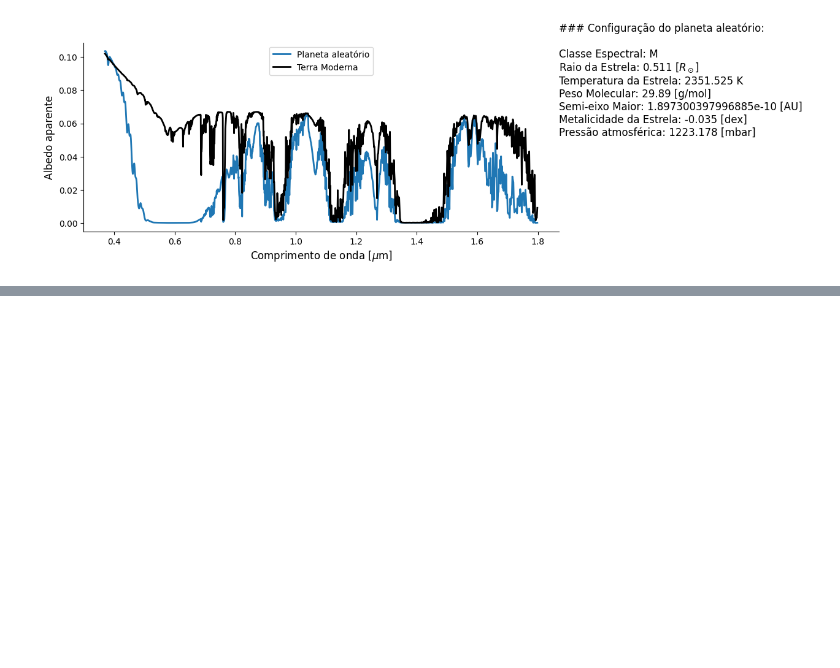
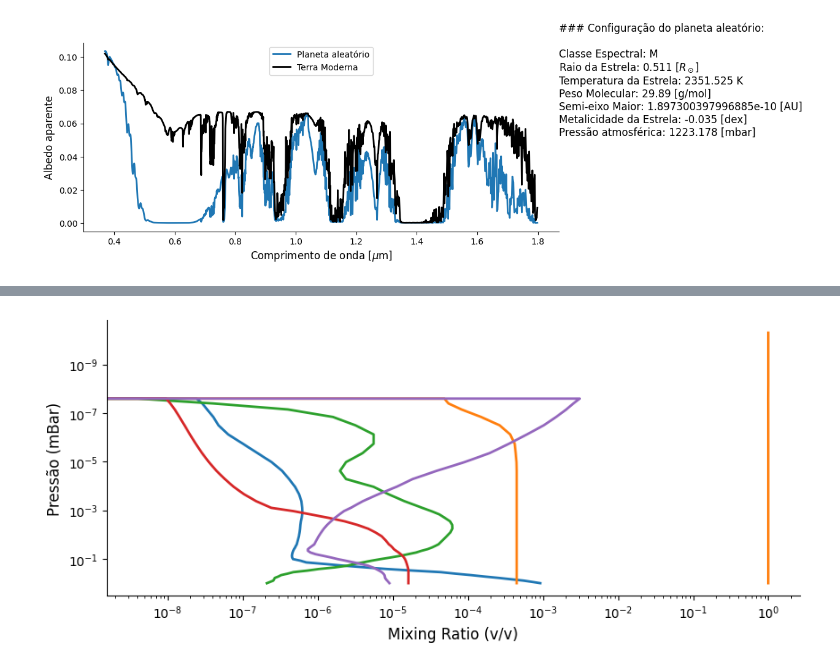
Before and after one commit to SarahBarbosa/geexhp, a Jupyter notebook: notebooks/terra_moderna.ipynb, the cells around one changed output, grey strips where cells are left out. Saved outputs shown, nothing was run; the diff lists cells and outputs as text; code cells hidden in the pictures; blank space fills up the shorter version.

```diff
--- a/notebooks/terra_moderna.ipynb
+++ b/notebooks/terra_moderna.ipynb
@@ -180,0 +238,20 @@ plt.show()
+# %%
+moleculas = dados.iloc[indice]['ATMOSPHERE-LAYERS-MOLECULES'].split(',')
+mixing_ratios = [[] for _ in range(len(moleculas))]
+
+for i in range(60):
+    layer_data = dados.iloc[0][f'ATMOSPHERE-LAYER-{i+1}']
+    mixing_values = layer_data.split(',')[2:]
+    for j, value in enumerate(mixing_values):
+        mixing_ratios[j].append(float(value))
+
+plt.figure(figsize = (10, 4))
+
+for i, mol in enumerate(moleculas):
+    plt.loglog(mixing_ratios[i], pressoes, label=f'{mol}', lw = 2)
+
+plt.ylabel('Pressão (mBar)'); plt.xlabel('Mixing Ratio (v/v)')
+plt.gca().invert_yaxis()
+plt.show()
+# %% [output]
+[figure, added]
```
Also changed, not shown: parts of 15 cells of this notebook, 11 other files.
